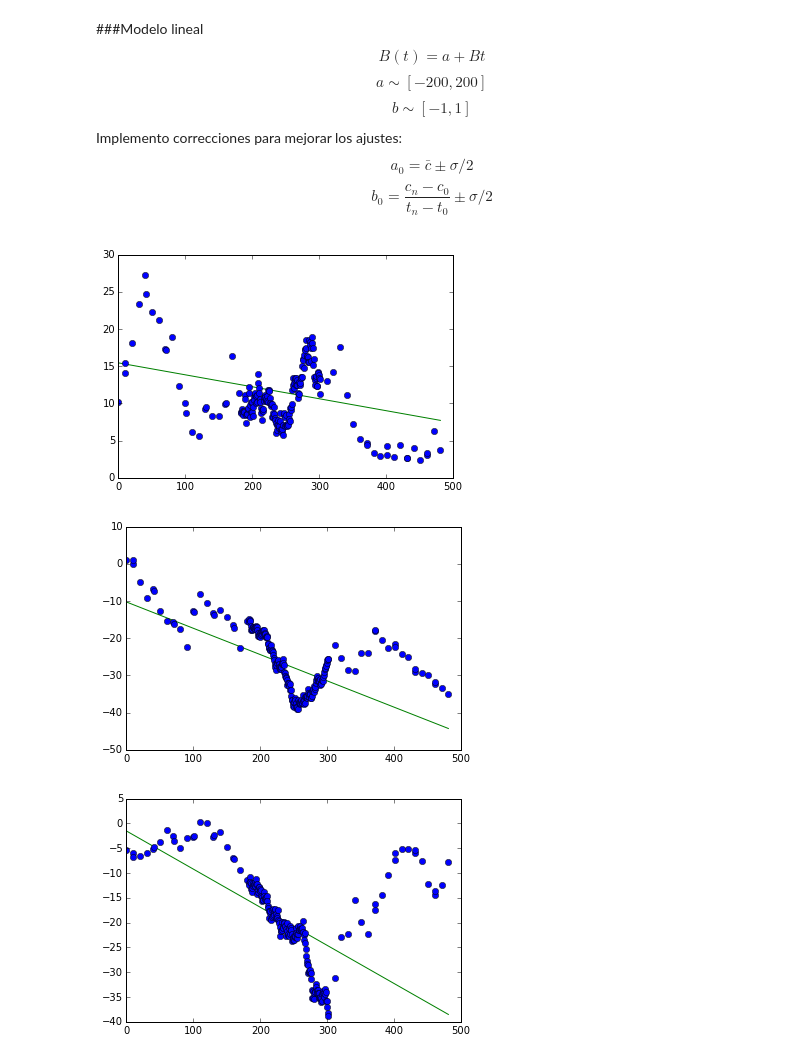
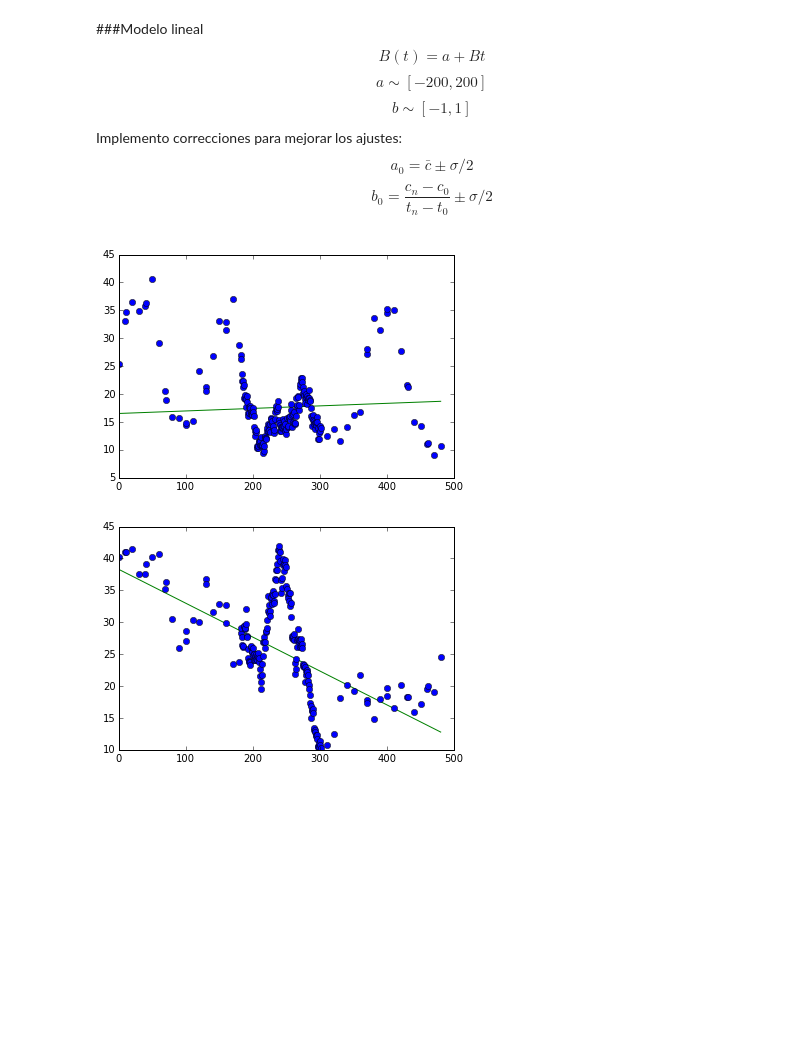
Before and after one commit to JC-AlfonsoR/CM20151_HW7_AlfonsoOrtiz, a Jupyter notebook: P2_Campo_magnetico_solar/Función_ajuste_lineal.ipynb, the cells around one changed output. Cells and saved outputs as stored; diff of their text form; code cells hidden in the pictures; blank space fills up the shorter version.

```diff
--- a/P2_Campo_magnetico_solar/Función_ajuste_lineal.ipynb
+++ b/P2_Campo_magnetico_solar/Función_ajuste_lineal.ipynb
@@ -28,8 +30,9 @@ def likelihood(y_obs,y_m):
     return -chi_cuadrado
 # %%
 #coordenadas del pixel seleccionado
-x = [random.randint(0,199) for i in range(100)]
-y = [random.randint(0,398) for i in range(100)]
+
+x = [2*i+1 for i in range(100)]
+y = [ i +2 for i in range(100)]
 # %%
 #MCMC modelo lineal
 
@@ -85,26 +88,38 @@ def mcmc_modelo_lineal(z, campo_m):
 #funcion del fit lineal
 
 def fit_lineal(like, a, b):
-    max_likelihood = argmax(like)
-    best_a = a[max_likelihood]
-    best_b = b[max_likelihood]
+    max_likelihood_id = argmax(like)
+    best_like = like[max_likelihood_id]
+    best_a = a[max_likelihood_id]
+    best_b = b[max_likelihood_id]
     best_campo = modelo_lineal(tiempo, best_a, best_b)
 
-    return best_a, best_b, best_campo
+    return best_a, best_b, best_campo, best_like
 # %%
 #iteracion de los n pixeles
-n=3
+
+titulo = 'Ajuste Lineal'
+info = "x,y son las coordenas del pixel analizado en el archivo 'hmi.m_45s.magnetogram.subregion_x1y1.fits'. best_b y best_a son los parametros de maximo likelihood para el modelo lineal"
+heading = 'x,y,best_likelihood,best_a,best_b' #modificar cada parametro
+f = open('Modelo_lineal.csv','w')
+f.write(titulo+'\n')
+f.write(info+'\n')
+f.write(heading+'\n')
+
+n=2
 for i in range(n):
     campo=cols[:,x[i],y[i]]
 
     a_walk, b_walk, like_walk=mcmc_modelo_lineal(tiempo, campo)
 
-    best_a, best_b, best_campo=fit_lineal(like_walk, a_walk, b_walk)
+    best_a, best_b, best_campo, best_like=fit_lineal(like_walk, a_walk, b_walk)
+
+    f.write(str(x[i]) + ',' + str(y[i]) + ',' + '%.7f'%best_like + ',' + '%.7f'%best_a + ',' + '%.7f'%best_b + '\n')
 
     plot(tiempo,best_campo,'g-')
     plot(tiempo,campo,'bo')
     show()
+f.close()
 # %% [output]
-[figure, old version]
+[figure, new version]
-[figure, old version]
+[figure, new version]
-[figure, removed]
```
Also changed, not shown: parts of 2 cells of this notebook, 3 other files.
